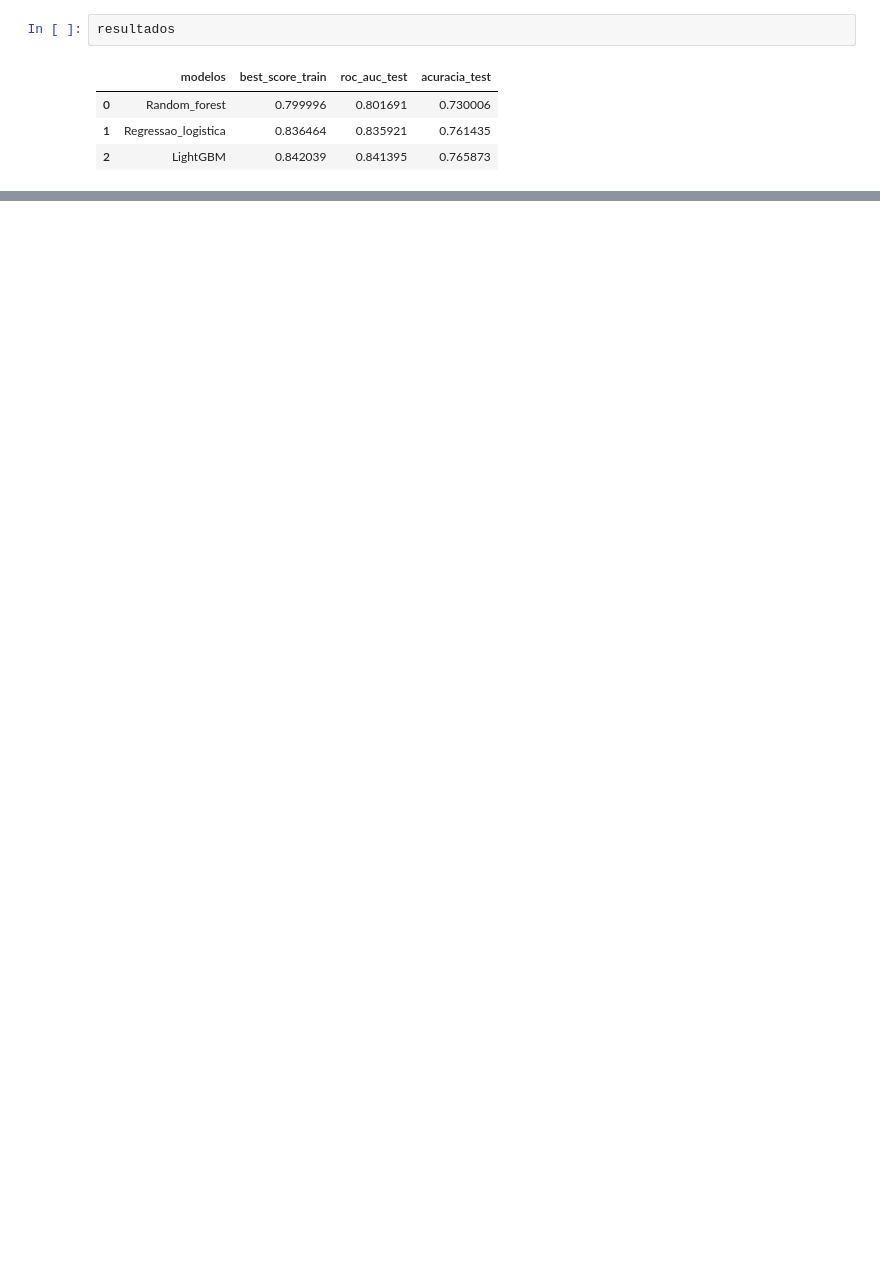
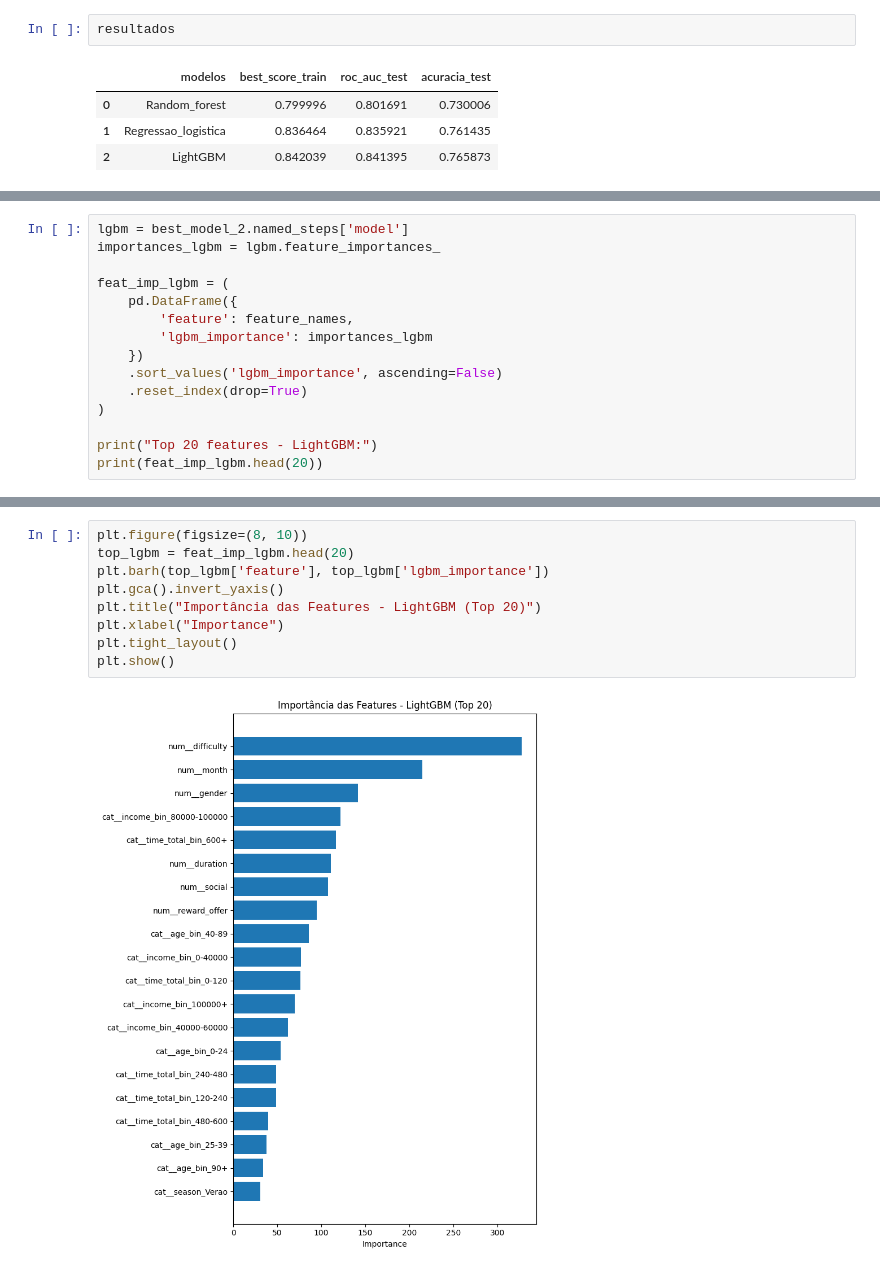
Before and after one commit to EduardoDemetrio/Faculdade, a Jupyter notebook: 6_Periodo/Aprendizado_superv/Trabalho_aprendizado_super/code/model.ipynb, the cells around one changed output, grey strips where cells are left out. Saved outputs shown, nothing was run; the diff lists cells and outputs as text; blank space fills up the shorter version.

```diff
--- a/6_Periodo/Aprendizado_superv/Trabalho_aprendizado_super/code/model.ipynb
+++ b/6_Periodo/Aprendizado_superv/Trabalho_aprendizado_super/code/model.ipynb
@@ -419,0 +558,15 @@ plt.show()
+# %%
+lgbm = best_model_2.named_steps['model']
+importances_lgbm = lgbm.feature_importances_
+
+feat_imp_lgbm = (
+    pd.DataFrame({
+        'feature': feature_names,
+        'lgbm_importance': importances_lgbm
+    })
+    .sort_values('lgbm_importance', ascending=False)
+    .reset_index(drop=True)
+)
+
+print("Top 20 features - LightGBM:")
+print(feat_imp_lgbm.head(20))
@@ -420,3 +591,14 @@ plt.show()
+# %%
+plt.figure(figsize=(8, 10))
+top_lgbm = feat_imp_lgbm.head(20)
+plt.barh(top_lgbm['feature'], top_lgbm['lgbm_importance'])
+plt.gca().invert_yaxis()
+plt.title("Importância das Features - LightGBM (Top 20)")
+plt.xlabel("Importance")
+plt.tight_layout()
+plt.show()
+# %% [output]
+[figure, added]
 # %% [markdown]
 <!-- # Validação Cruzada — Imputação de Renda (income)
 
```
Also changed, not shown: parts of 25 cells of this notebook, 1 other file.
